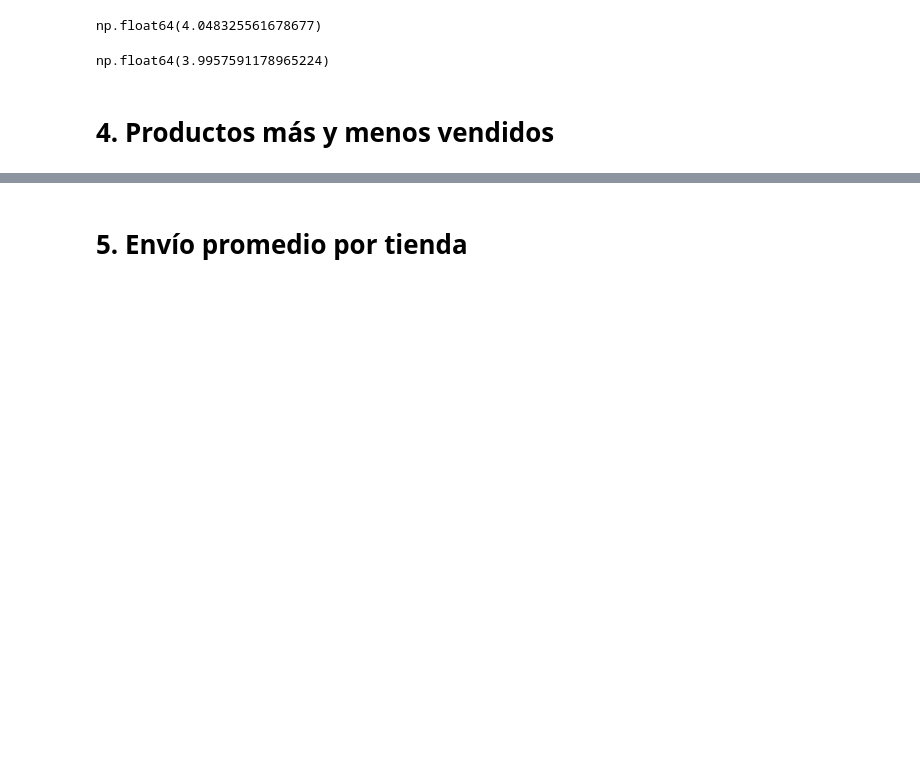
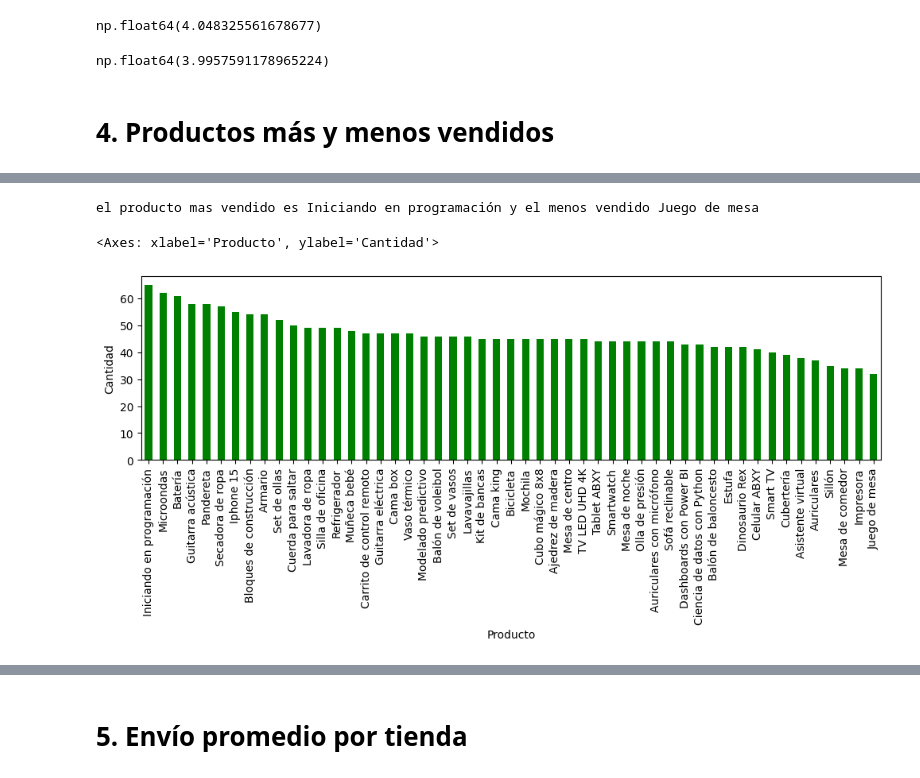
Before and after one commit to taniagoa/Primer-challenge-DC, a Jupyter notebook: AluraStoreLatam.ipynb, the cells around one changed output, grey strips where cells are left out. Saved outputs shown, nothing was run; the diff lists cells and outputs as text; code cells hidden in the pictures; blank space fills up the shorter version.

```diff
--- a/AluraStoreLatam.ipynb
+++ b/AluraStoreLatam.ipynb
@@ -113,0 +124,10 @@ np.float64(3.9957591178965224)
+# %%
+mas_vendido2=tienda2['Producto'].value_counts().idxmax()
+menos_vendido2=tienda2['Producto'].value_counts().idxmin()
+print(f'el producto mas vendido es {mas_vendido2} y el menos vendido {menos_vendido2}')
+vendidos2=tienda2['Producto'].value_counts()
+vendidos2.plot(kind='bar',figsize=(12,3),color='green',xlabel='Producto',ylabel='Cantidad')
+# %% [output]
+el producto mas vendido es Iniciando en programación y el menos vendido Juego de mesa
+<Axes: xlabel='Producto', ylabel='Cantidad'>
+[figure, added]
```
Also changed, not shown: parts of 16 cells of this notebook.
